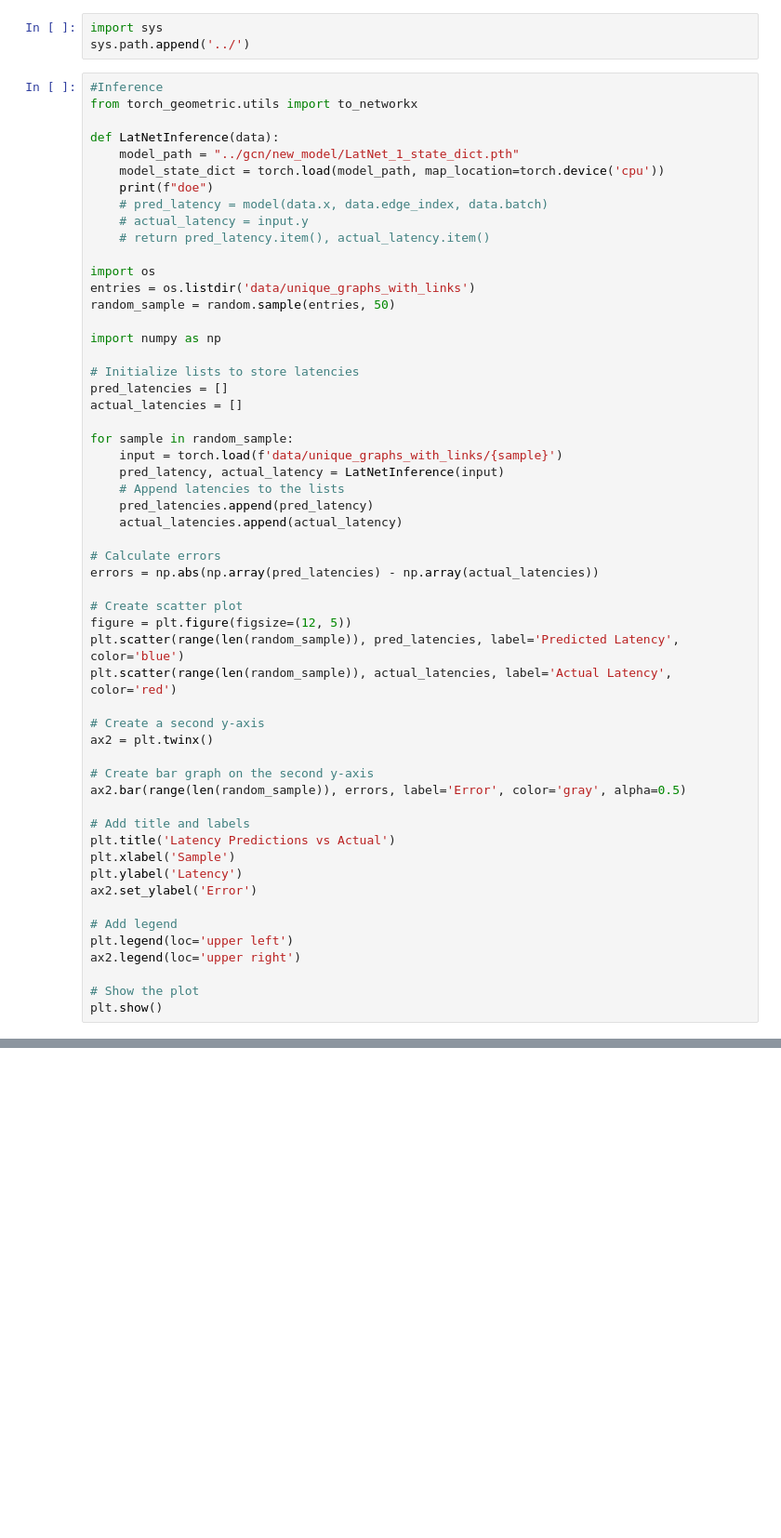
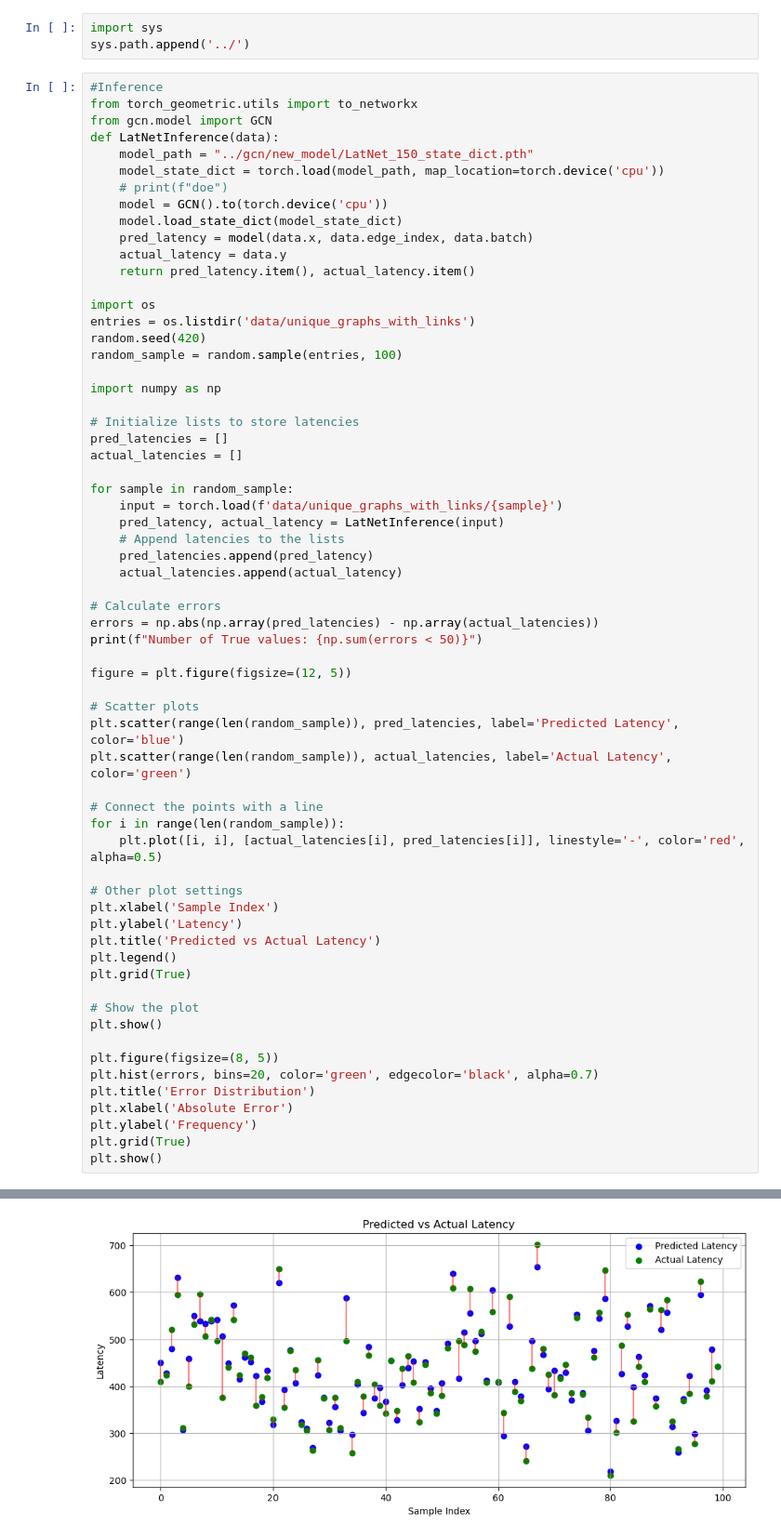
Before and after one commit to faseelmo/noc_latency_predictor, a Jupyter notebook: training_data/acyclic_task_latency_pred.ipynb, the cells around one changed output, grey strips where cells are left out. Shown at 93% size. Cells and saved outputs as stored; diff of their text form; blank space fills up the shorter version.

```diff
--- a/training_data/acyclic_task_latency_pred.ipynb
+++ b/training_data/acyclic_task_latency_pred.ipynb
@@ -248,18 +248,21 @@ sys.path.append('../')
 # %%
 #Inference
 from torch_geometric.utils import to_networkx
-
+from gcn.model import GCN
 def LatNetInference(data):
-    model_path = "../gcn/new_model/LatNet_1_state_dict.pth"
+    model_path = "../gcn/new_model/LatNet_150_state_dict.pth"
     model_state_dict = torch.load(model_path, map_location=torch.device('cpu'))
-    print(f"doe")
-    # pred_latency = model(data.x, data.edge_index, data.batch)
-    # actual_latency = input.y
-    # return pred_latency.item(), actual_latency.item()
+    # print(f"doe")
+    model = GCN().to(torch.device('cpu'))
+    model.load_state_dict(model_state_dict)
+    pred_latency = model(data.x, data.edge_index, data.batch)
+    actual_latency = data.y
+    return pred_latency.item(), actual_latency.item()
 
 import os
 entries = os.listdir('data/unique_graphs_with_links')
-random_sample = random.sample(entries, 50)
+random.seed(420)
+random_sample = random.sample(entries, 100)
 
 import numpy as np
 
@@ -276,28 +279,33 @@ for sample in random_sample:
 
 # Calculate errors
 errors = np.abs(np.array(pred_latencies) - np.array(actual_latencies))
+print(f"Number of True values: {np.sum(errors < 50)}")
 
-# Create scatter plot
 figure = plt.figure(figsize=(12, 5))
+
+# Scatter plots
 plt.scatter(range(len(random_sample)), pred_latencies, label='Predicted Latency', color='blue')
-plt.scatter(range(len(random_sample)), actual_latencies, label='Actual Latency', color='red')
+plt.scatter(range(len(random_sample)), actual_latencies, label='Actual Latency', color='green')
 
-# Create a second y-axis
-ax2 = plt.twinx()
+# Connect the points with a line
+for i in range(len(random_sample)):
+    plt.plot([i, i], [actual_latencies[i], pred_latencies[i]], linestyle='-', color='red', alpha=0.5)
 
-# Create bar graph on the second y-axis
-ax2.bar(range(len(random_sample)), errors, label='Error', color='gray', alpha=0.5)
-
-# Add title and labels
-plt.title('Latency Predictions vs Actual')
-plt.xlabel('Sample')
+# Other plot settings
+plt.xlabel('Sample Index')
 plt.ylabel('Latency')
-ax2.set_ylabel('Error')
-
-# Add legend
-plt.legend(loc='upper left')
-ax2.legend(loc='upper right')
+plt.title('Predicted vs Actual Latency')
+plt.legend()
+plt.grid(True)
 
 # Show the plot
 plt.show()
+
+plt.figure(figsize=(8, 5))
+plt.hist(errors, bins=20, color='green', edgecolor='black', alpha=0.7)
+plt.title('Error Distribution')
+plt.xlabel('Absolute Error')
+plt.ylabel('Frequency')
+plt.grid(True)
+plt.show()
 # %% [output]
@@ -304,0 +313 @@ TypeError: cannot unpack non-iterable NoneType object
+[figure, added]
```
Also changed, not shown: parts of 3 cells of this notebook.
